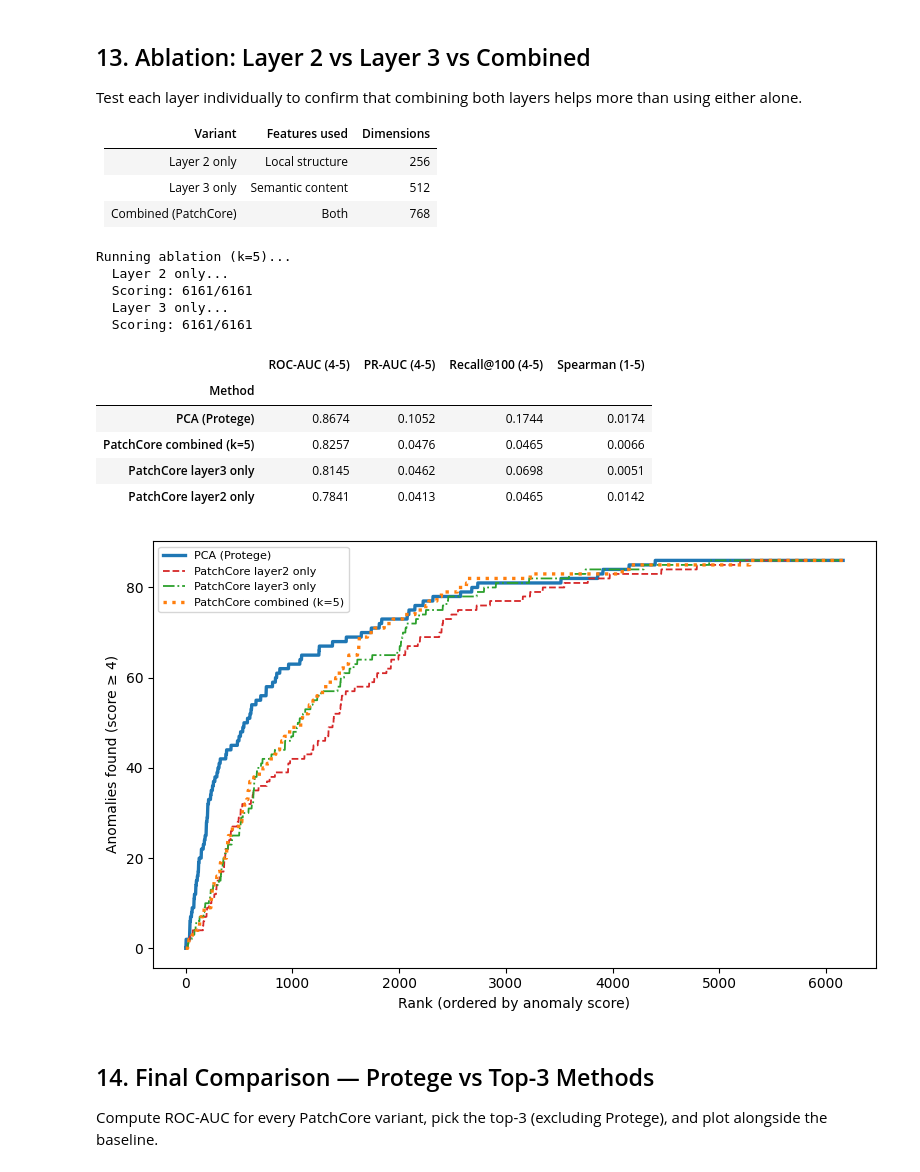
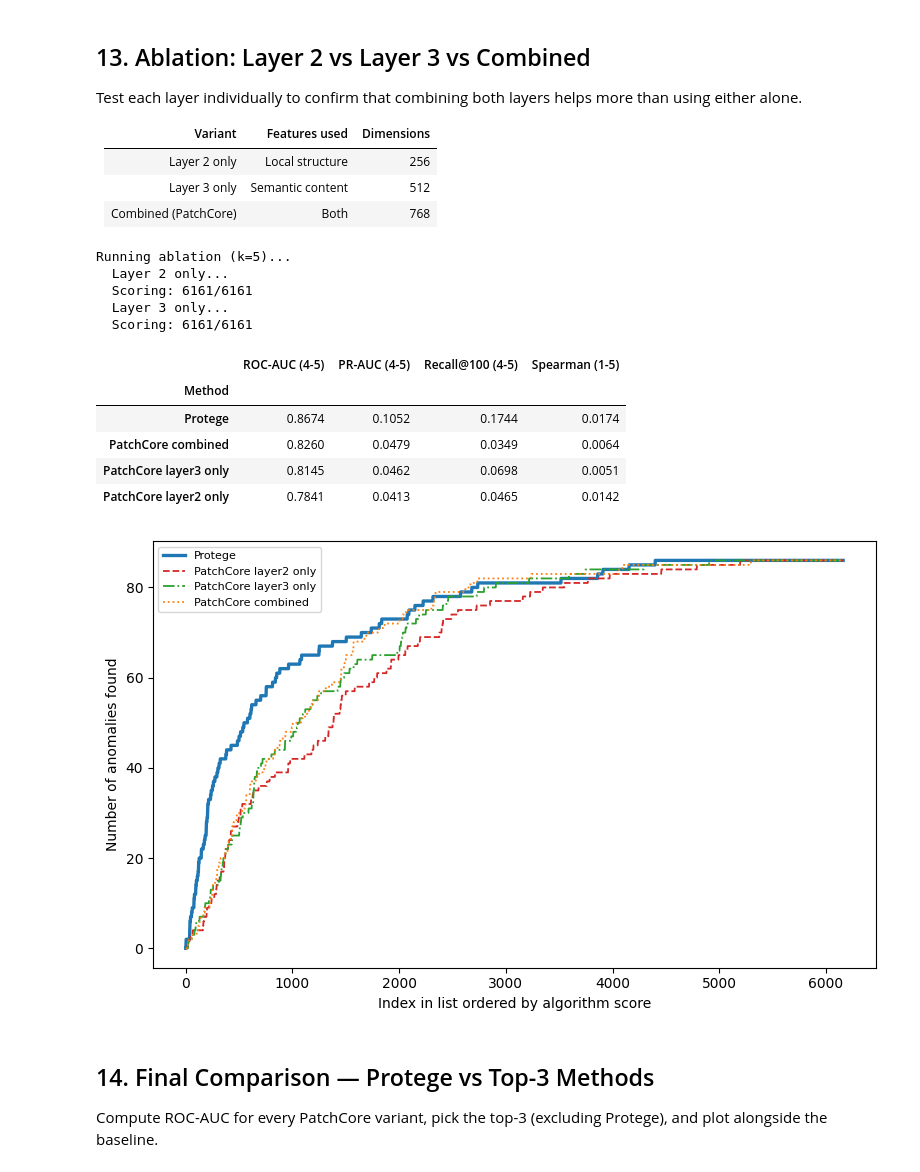
Before and after one commit to MioraRandrianasy/Patchore_feature_extraction_MGCLS, a Jupyter notebook: scripts/patchcore_extraction.ipynb, the cells around one changed output. Drawn from its saved outputs; the diff is of its cells as text; code cells hidden in the pictures.

```diff
--- a/scripts/patchcore_extraction.ipynb
+++ b/scripts/patchcore_extraction.ipynb
@@ -143,8 +143,8 @@ def discovery_plot(methods_dict, y_true, highlight=None):
         lw  = 2.4 if (highlight and name in highlight) else 1.3
         cum = cumulative_sum(scores, y_true)
         ax.plot(cum, label=name, color=c, linestyle=ls, linewidth=lw)
-    ax.set_xlabel('Rank (ordered by anomaly score)')
-    ax.set_ylabel('Anomalies found (score ≥ 4)')
+    ax.set_xlabel('Index in list ordered by algorithm score')
+    ax.set_ylabel('Number of anomalies found')
     ax.legend(fontsize=8)
     plt.tight_layout()
     plt.show()
@@ -639,10 +633,11 @@ print('  Layer 3 only...')
 s_l3 = ablation_scores(X_pc_whitened, (256, 768), eval_ids, k=best_k)
 
 ablation_methods = {
-    'PCA (Protege)':            pca_scores_pc,
+    'Protege':            pca_scores_pc,
     'PatchCore layer2 only':    s_l2,
     'PatchCore layer3 only':    s_l3,
-    f'PatchCore combined (k={best_k})': patchcore_scores,
+    #f'PatchCore combined (k={best_k})': patchcore_scores,
+    f'PatchCore combined ': patchcore_scores,
 }
 
 df_ablation = show_results(ablation_methods, y_pc, labels_pc)
@@ -654,18 +649,18 @@ Running ablation (k=5)...
   Scoring: 6161/6161
 |  | ROC-AUC (4-5) | PR-AUC (4-5) | Recall@100 (4-5) | Spearman (1-5) |
 | Method |  |  |  |  |
-| PCA (Protege) | 0.8674 | 0.1052 | 0.1744 | 0.0174 |
-| PatchCore combined (k=5) | 0.8257 | 0.0476 | 0.0465 | 0.0066 |
+| Protege | 0.8674 | 0.1052 | 0.1744 | 0.0174 |
+| PatchCore combined | 0.8260 | 0.0479 | 0.0349 | 0.0064 |
 | PatchCore layer3 only | 0.8145 | 0.0462 | 0.0698 | 0.0051 |
 | PatchCore layer2 only | 0.7841 | 0.0413 | 0.0465 | 0.0142 |
 # %%
 discovery_plot(
     ablation_methods,
     y_pc,
-    highlight=['PCA (Protege)', f'PatchCore combined (k={best_k})']
+    highlight=['Protege', f'PatchCore combined (k={best_k})']
 )
 # %% [output]
-[figure, old version]
+[figure, new version]
 # %% [markdown]
 ## 14. Final Comparison — Protege vs Top-3 Methods
 
```
Also changed, not shown: parts of 21 cells of this notebook, 4 other files.
